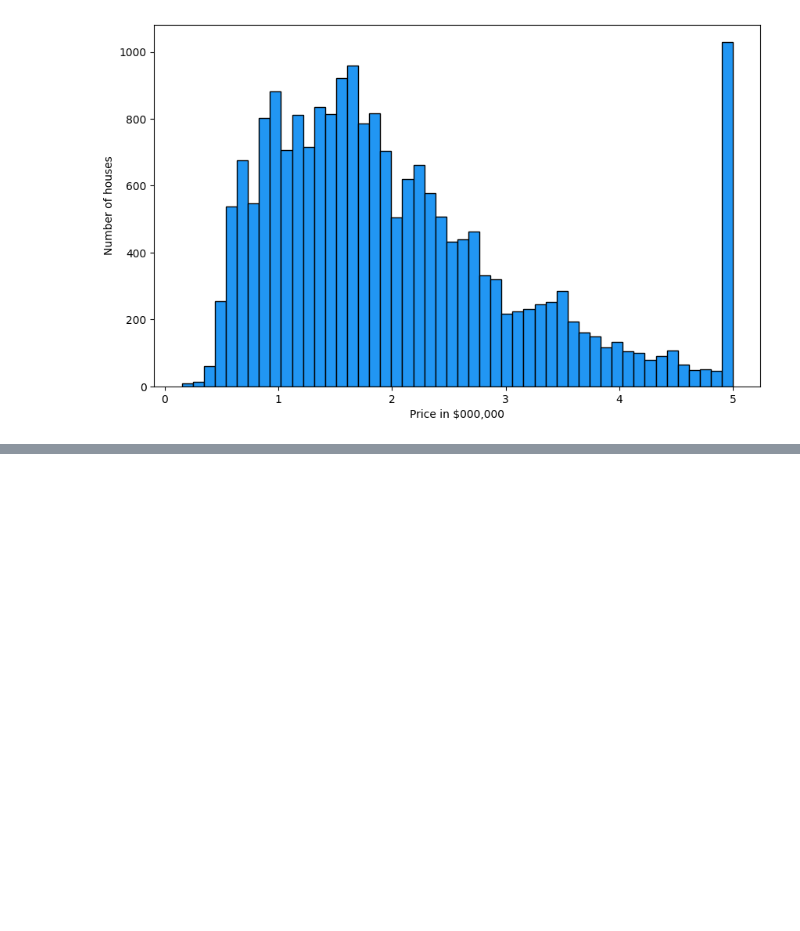
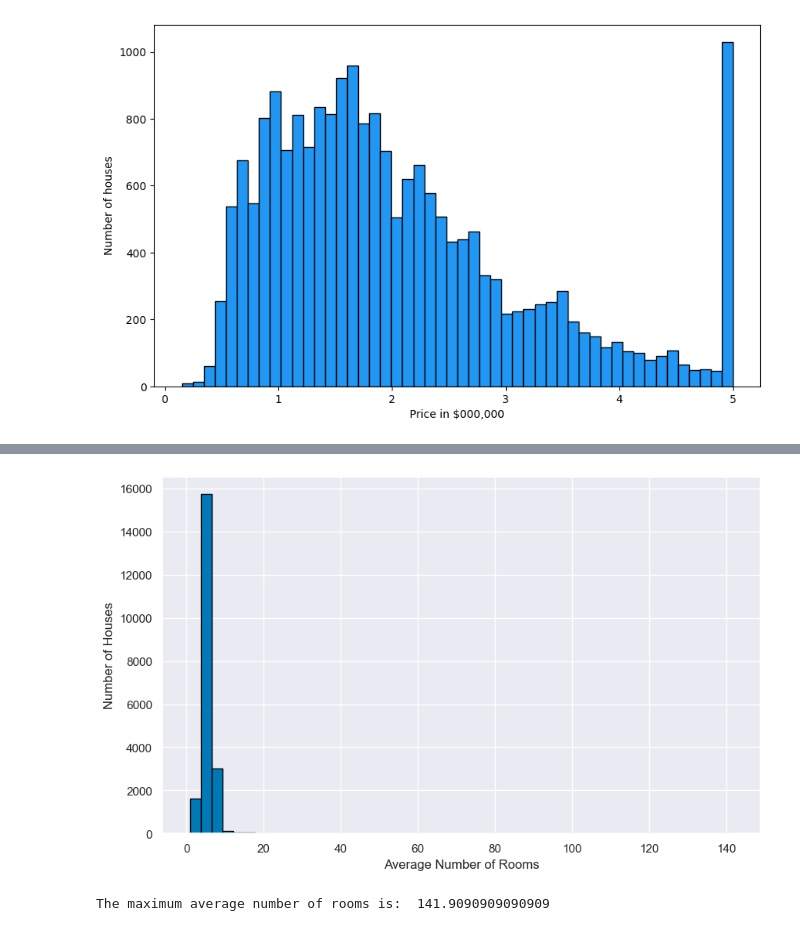
Before and after one commit to srofe/MLBootcamp, a Jupyter notebook: 04-MultivariateLinearRegression/MultivariateRegression.ipynb, the cells around one changed output, grey strips where cells are left out. Saved outputs shown, nothing was run; the diff lists cells and outputs as text; code cells hidden in the pictures; blank space fills up the shorter version.

```diff
--- a/04-MultivariateLinearRegression/MultivariateRegression.ipynb
+++ b/04-MultivariateLinearRegression/MultivariateRegression.ipynb
@@ -171,0 +173,11 @@ plt.show()
+# %%
+# Plot histogram for number of rooms
+plt.figure(figsize=[10, 6])
+plt.hist(data.AveRooms, bins=50, ec='black', color='#0079b6')
+plt.xlabel("Average Number of Rooms")
+plt.ylabel("Number of Houses")
+plt.show()
+print("The maximum average number of rooms is: ", data.AveRooms.max())
+# %% [output]
+[figure, added]
+The maximum average number of rooms is:  141.9090909090909
```
Also changed, not shown: parts of 5 cells of this notebook.
